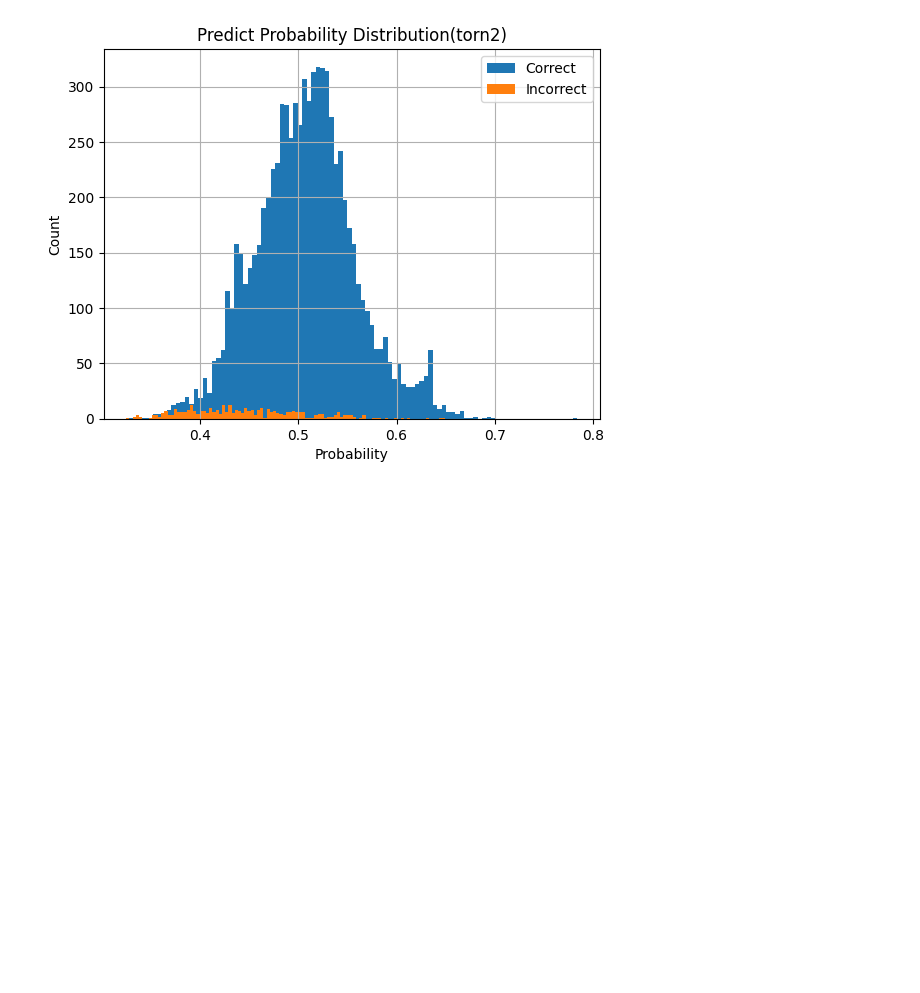
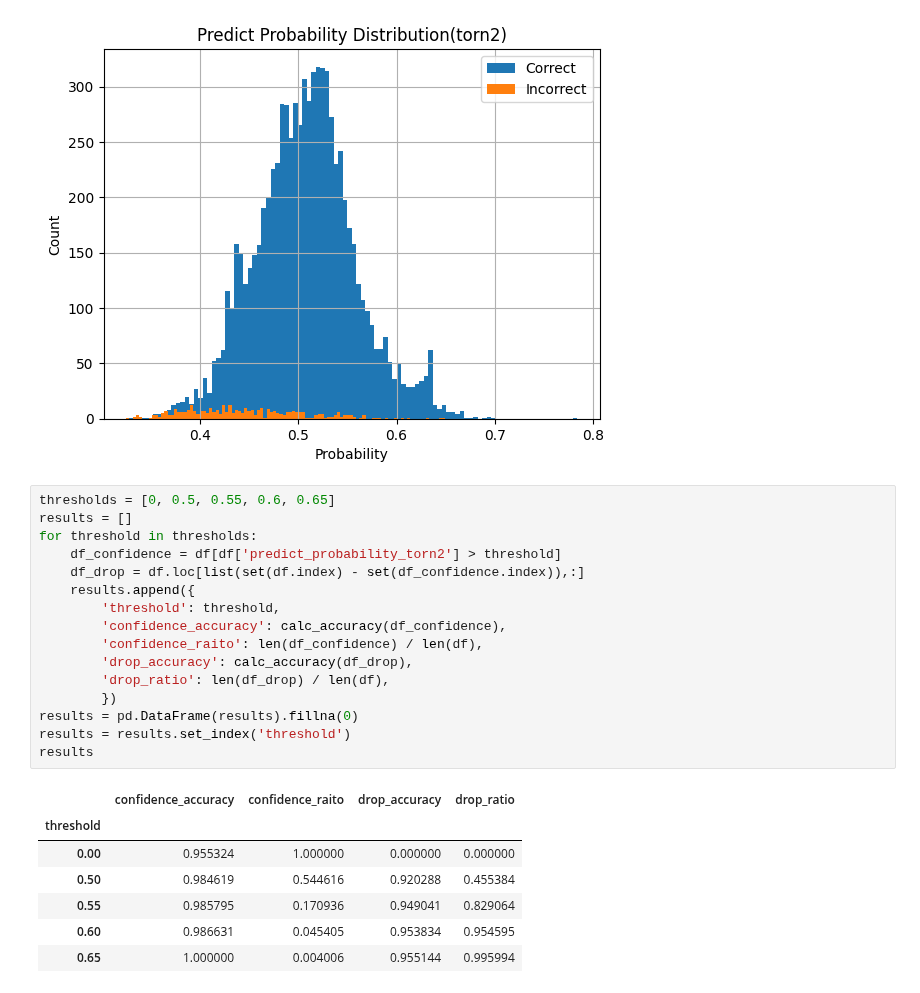
Before and after one commit to rakawanegan/humanactivityrecognition_portfolio, a Jupyter notebook: result/error_bar/cnn1d/analysis.ipynb, the cells around one changed output. Saved outputs shown, nothing was run; the diff lists cells and outputs as text; blank space fills up the shorter version.

```diff
--- a/result/error_bar/cnn1d/analysis.ipynb
+++ b/result/error_bar/cnn1d/analysis.ipynb
@@ -178,3 +226,27 @@ plt.legend(['Correct', 'Incorrect'])
 # %% [output]
 <matplotlib.legend.Legend at 0x...>
 [figure]
+# %%
+thresholds = [0, 0.5, 0.55, 0.6, 0.65]
+results = []
+for threshold in thresholds:
+    df_confidence = df[df['predict_probability_torn2'] > threshold]
+    df_drop = df.loc[list(set(df.index) - set(df_confidence.index)),:]
+    results.append({
+        'threshold': threshold,
+        'confidence_accuracy': calc_accuracy(df_confidence),
+        'confidence_raito': len(df_confidence) / len(df),
+        'drop_accuracy': calc_accuracy(df_drop),
+        'drop_ratio': len(df_drop) / len(df),
+        })
+results = pd.DataFrame(results).fillna(0)
+results = results.set_index('threshold')
+results
+# %% [output]
+|  | confidence_accuracy | confidence_raito | drop_accuracy | drop_ratio |
+| threshold |  |  |  |  |
+| 0.00 | 0.955324 | 1.000000 | 0.000000 | 0.000000 |
+| 0.50 | 0.984619 | 0.544616 | 0.920288 | 0.455384 |
+| 0.55 | 0.985795 | 0.170936 | 0.949041 | 0.829064 |
+| 0.60 | 0.986631 | 0.045405 | 0.953834 | 0.954595 |
+| 0.65 | 1.000000 | 0.004006 | 0.955144 | 0.995994 |
```
Also changed, not shown: parts of 2 cells of this notebook.
